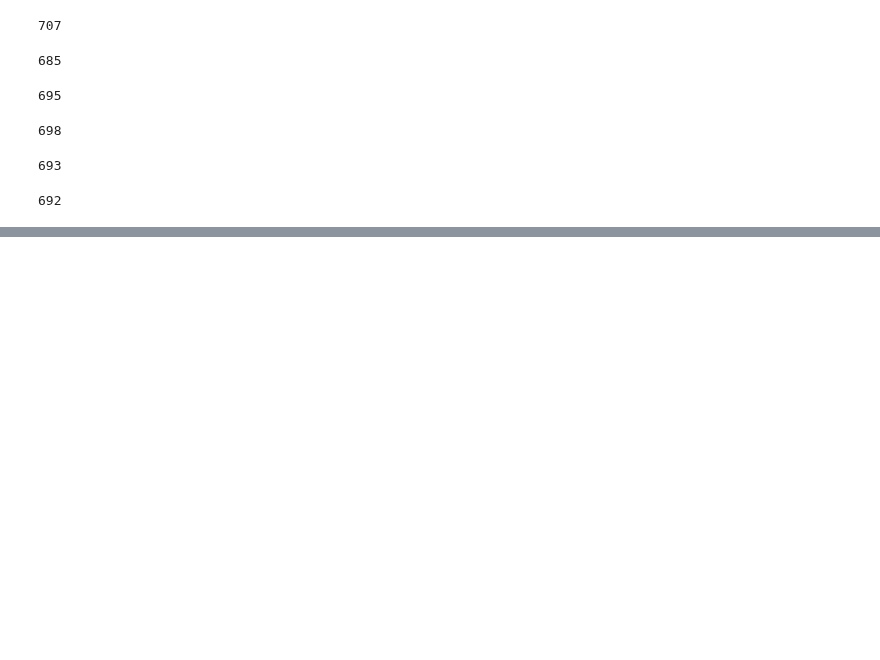
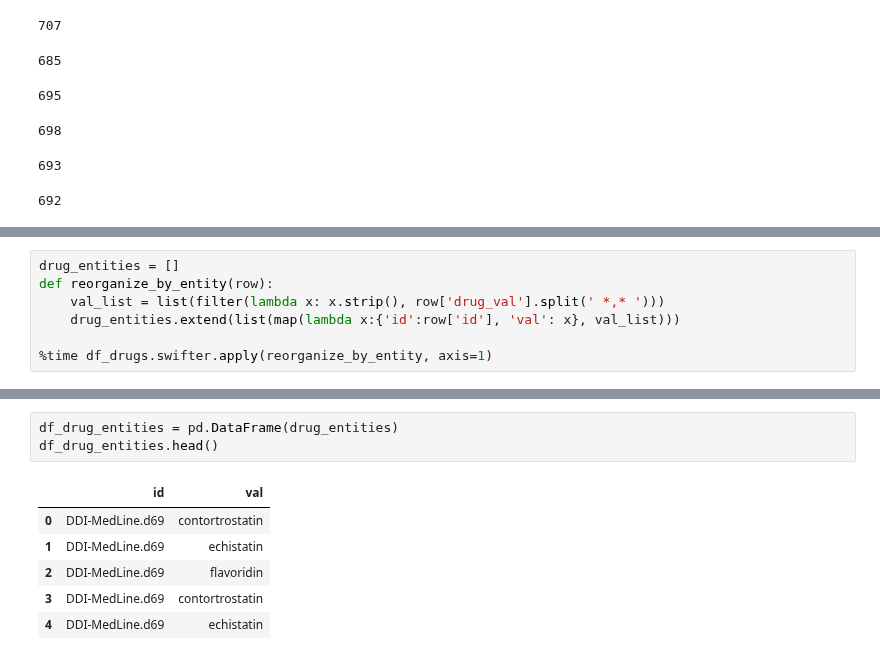
Before and after one commit to joyce04/NLP_N_Graph, a Jupyter notebook: Graph/0426_entity_graph.ipynb, the cells around one changed output, grey strips where cells are left out. Drawn from its saved outputs; the diff is of its cells as text; blank space fills up the shorter version.

```diff
--- a/Graph/0426_entity_graph.ipynb
+++ b/Graph/0426_entity_graph.ipynb
@@ -443,0 +506,7 @@ for i in range(10):
+# %%
+drug_entities = []
+def reorganize_by_entity(row):
+    val_list = list(filter(lambda x: x.strip(), row['drug_val'].split(' *,* ')))
+    drug_entities.extend(list(map(lambda x:{'id':row['id'], 'val': x}, val_list)))
+
+%time df_drugs.swifter.apply(reorganize_by_entity, axis=1)
@@ -443,0 +534,10 @@ for i in range(10):
+# %%
+df_drug_entities = pd.DataFrame(drug_entities)
+df_drug_entities.head()
+# %% [output]
+|  | id | val |
+| 0 | DDI-MedLine.d69 | contortrostatin |
+| 1 | DDI-MedLine.d69 | echistatin |
+| 2 | DDI-MedLine.d69 | flavoridin |
+| 3 | DDI-MedLine.d69 | contortrostatin |
+| 4 | DDI-MedLine.d69 | echistatin |
```
Also changed, not shown: parts of 19 cells of this notebook, 1 other file.
